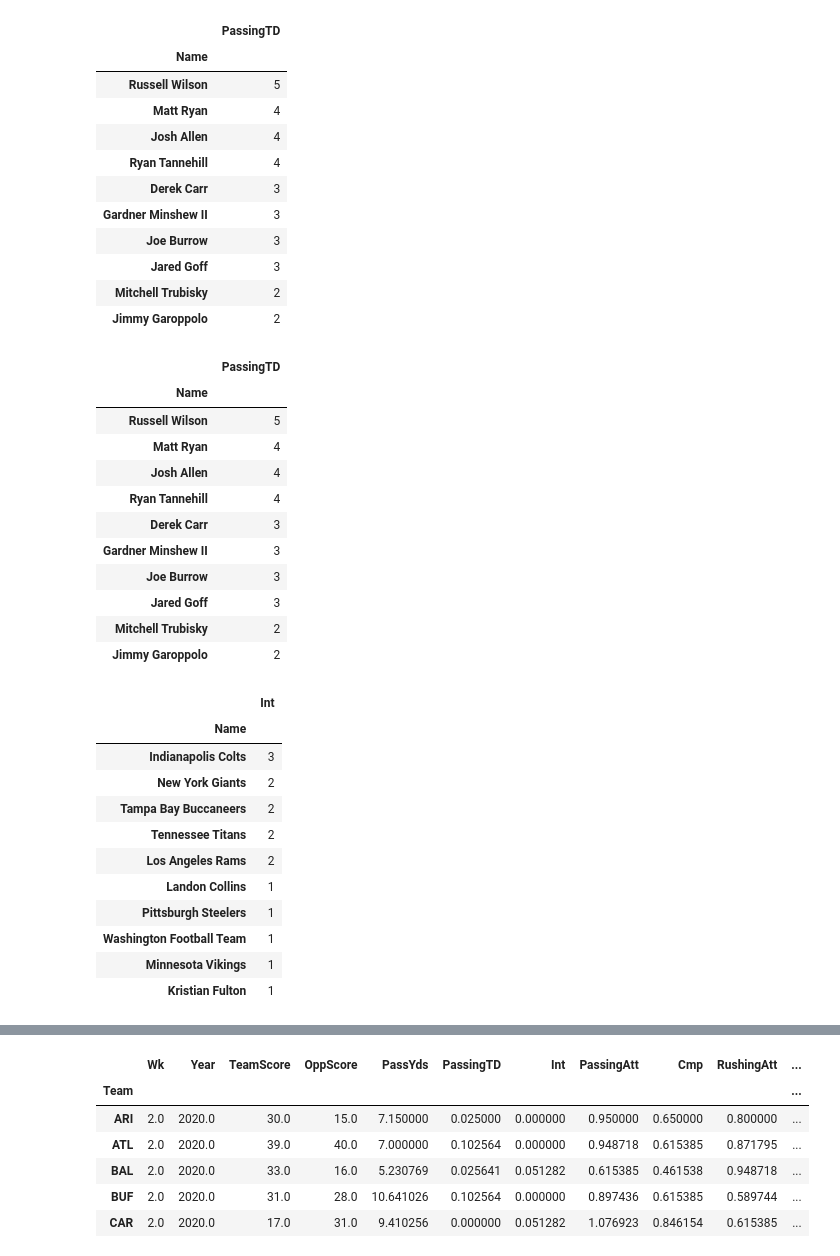
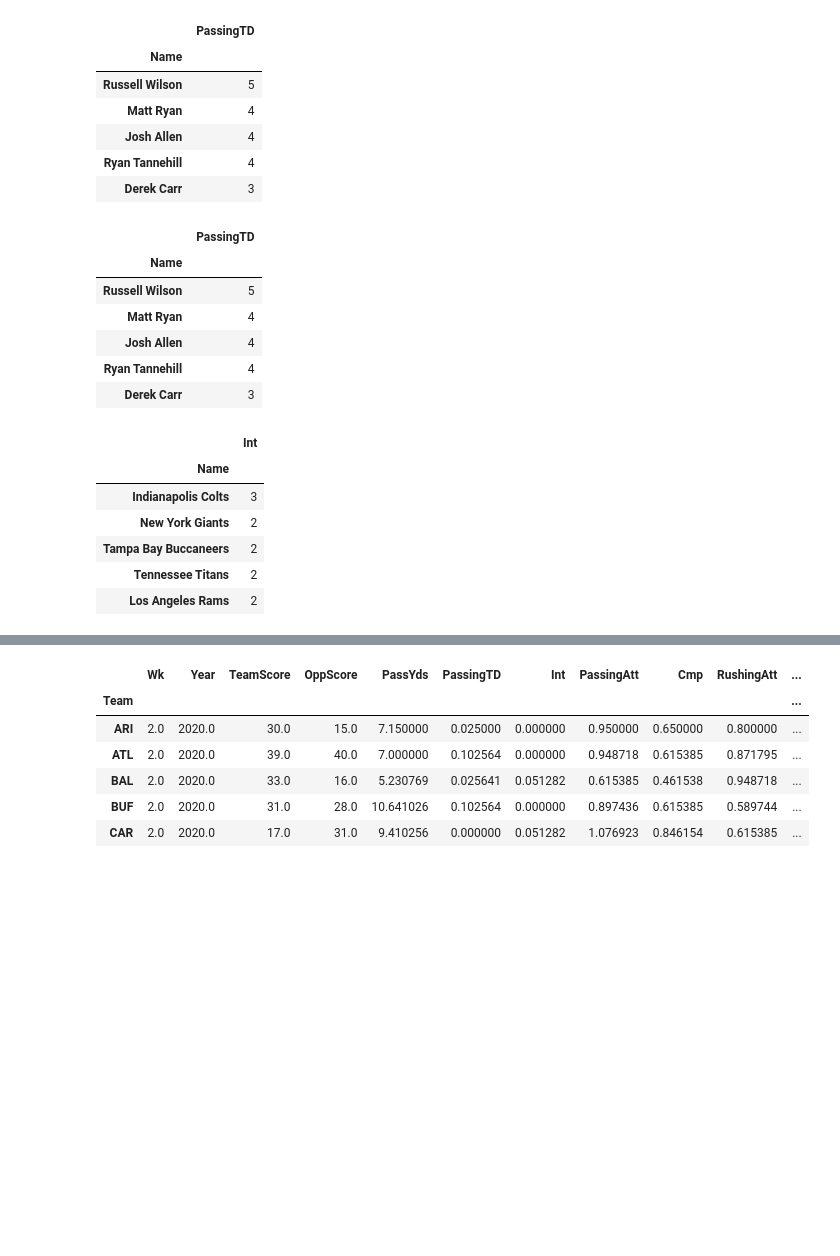
Before and after one commit to isabel-fernandes/fantasy-nfl-lineup-optimizer, a Jupyter notebook: dashboard/player_weekly_data.ipynb, the cells around one changed output, grey strips where cells are left out. Drawn from its saved outputs; the diff is of its cells as text; code cells hidden in the pictures; blank space fills up the shorter version.

```diff
--- a/dashboard/player_weekly_data.ipynb
+++ b/dashboard/player_weekly_data.ipynb
@@ -29,28 +28,23 @@ df.head()
 # Removing NaN
 df = df.dropna()
 # %%
-# Top 10 Players with the most Passing TD in one week
-top_10_assists  = df.groupby('Name')[['PassingTD']].max()
-top_10_assists = top_10_assists.sort_values(by='PassingTD', ascending=False).head(10)
-top_10_assists
+# Top 5 Players with the most Passing TD in one week
+top_5_assists  = df.groupby('Name')[['PassingTD']].max()
+top_5_assists = top_5_assists.sort_values(by='PassingTD', ascending=False).head(5)
+top_5_assists
 # %% [output]
 |  | PassingTD |
 | Name |  |
 | Russell Wilson | 5 |
 | Matt Ryan | 4 |
 | Josh Allen | 4 |
 | Ryan Tannehill | 4 |
 | Derek Carr | 3 |
-| Gardner Minshew II | 3 |
-| Joe Burrow | 3 |
-| Jared Goff | 3 |
-| Mitchell Trubisky | 2 |
-| Jimmy Garoppolo | 2 |
 # %%
-# Top 10 Players with the most Passing TD (all weeks combined)
-top_10_assists_overall = df.groupby('Name')[['PassingTD']].sum()
-top_10_assists_overall = top_10_assists_overall.sort_values(by='PassingTD',ascending=False).head(10)
-top_10_assists_overall
+# Top 5 Players with the most Passing TD (all weeks combined)
+top_5_assists_overall = df.groupby('Name')[['PassingTD']].sum()
+top_5_assists_overall = top_5_assists_overall.sort_values(by='PassingTD', ascending=False).head(5)
+top_5_assists_overall
 # %% [output]
 |  | PassingTD |
 | Name |  |
@@ -59,16 +53,11 @@ top_10_assists_overall
 | Josh Allen | 4 |
 | Ryan Tannehill | 4 |
 | Derek Carr | 3 |
-| Gardner Minshew II | 3 |
-| Joe Burrow | 3 |
-| Jared Goff | 3 |
-| Mitchell Trubisky | 2 |
-| Jimmy Garoppolo | 2 |
 # %%
-# Top 10 Players With Most Interceptions
-top_10_interceptions = df.groupby('Name')[['Int']].sum()
-top_10_interceptions = top_10_interceptions.sort_values(by='Int', ascending=False).head(10)
-top_10_interceptions.head(10)
+# Top 5 Players With Most Interceptions
+top_5_interceptions = df.groupby('Name')[['Int']].sum()
+top_5_interceptions = top_5_interceptions.sort_values(by='Int', ascending=False).head(5)
+top_5_interceptions
 # %% [output]
 |  | Int |
 | Name |  |
@@ -77,11 +66,6 @@ top_10_interceptions.head(10)
 | Tampa Bay Buccaneers | 2 |
 | Tennessee Titans | 2 |
 | Los Angeles Rams | 2 |
-| Landon Collins | 1 |
-| Pittsburgh Steelers | 1 |
-| Washington Football Team | 1 |
-| Minnesota Vikings | 1 |
-| Kristian Fulton | 1 |
 # %%
 # Teams with the most pass completion
 teams_completion = df.groupby('Team').Cmp.sum()
```
Also changed, not shown: parts of 3 cells of this notebook.
